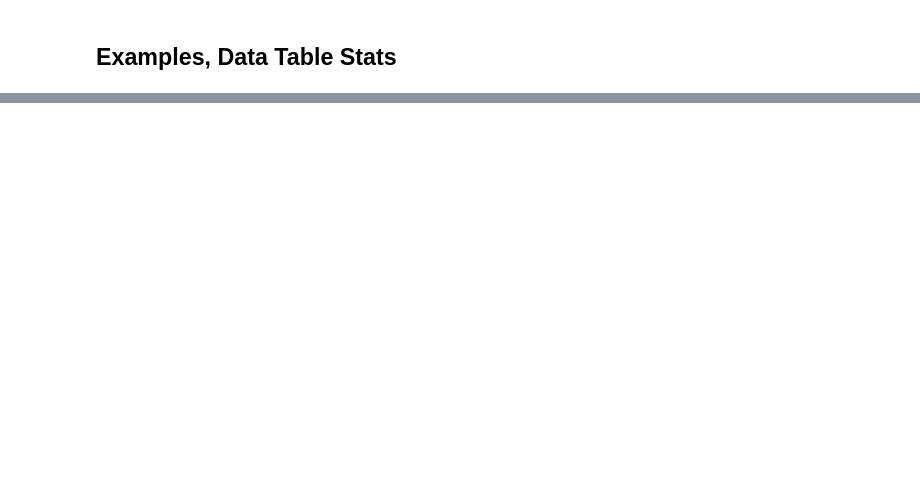
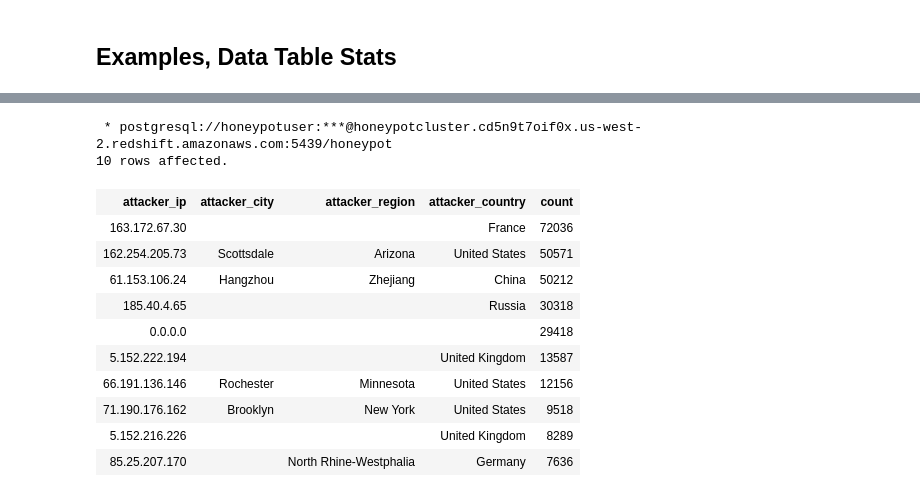
Before and after one commit to tybyers/honeypot_datawh, a Jupyter notebook: final_report.ipynb, the cells around one changed output, grey strips where cells are left out. Cells and saved outputs as stored; diff of their text form; code cells hidden in the pictures; blank space fills up the shorter version.

```diff
--- a/final_report.ipynb
+++ b/final_report.ipynb
@@ -28,0 +329,20 @@ TODO^^
+# %%
+# What are the top 10 attacker IPs and their locations?
+%sql SELECT attacker_ip, attacker_city, attacker_region, attacker_country, count(*) FROM attacks\
+GROUP BY attacker_ip, attacker_city, attacker_region, attacker_country\
+ORDER BY count DESC\
+LIMIT 10;
+# %% [output]
+ * postgresql://honeypotuser:***@honeypotcluster.cd5n9t7oif0x.us-west-2.redshift.amazonaws.com:5439/honeypot
+10 rows affected.
+| attacker_ip | attacker_city | attacker_region | attacker_country | count |
+| 163.172.67.30 |  |  | France | 72036 |
+| 162.254.205.73 | Scottsdale | Arizona | United States | 50571 |
+| 61.153.106.24 | Hangzhou | Zhejiang | China | 50212 |
+| 185.40.4.65 |  |  | Russia | 30318 |
+| 0.0.0.0 |  |  |  | 29418 |
+| 5.152.222.194 |  |  | United Kingdom | 13587 |
+| 66.191.136.146 | Rochester | Minnesota | United States | 12156 |
+| 71.190.176.162 | Brooklyn | New York | United States | 9518 |
+| 5.152.216.226 |  |  | United Kingdom | 8289 |
+| 85.25.207.170 |  | North Rhine-Westphalia | Germany | 7636 |
```
Also changed, not shown: parts of 40 cells of this notebook, 2 other files.
